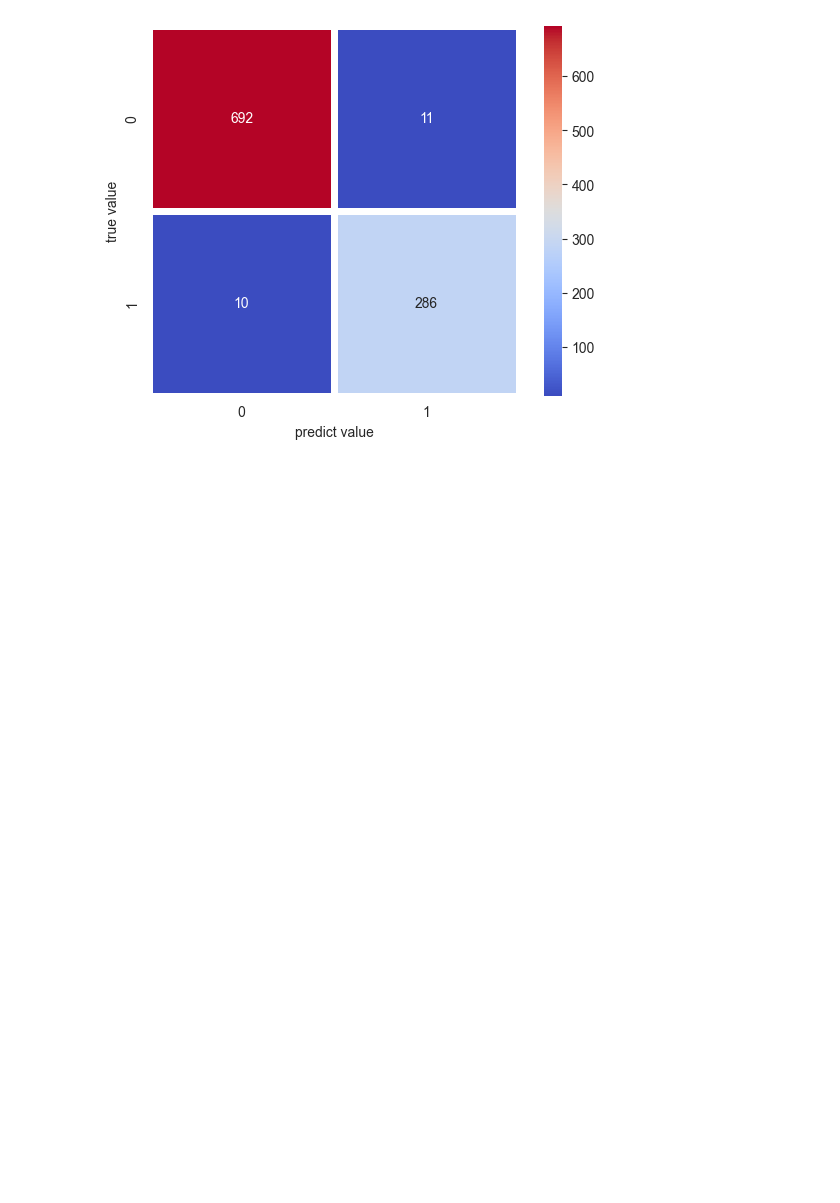
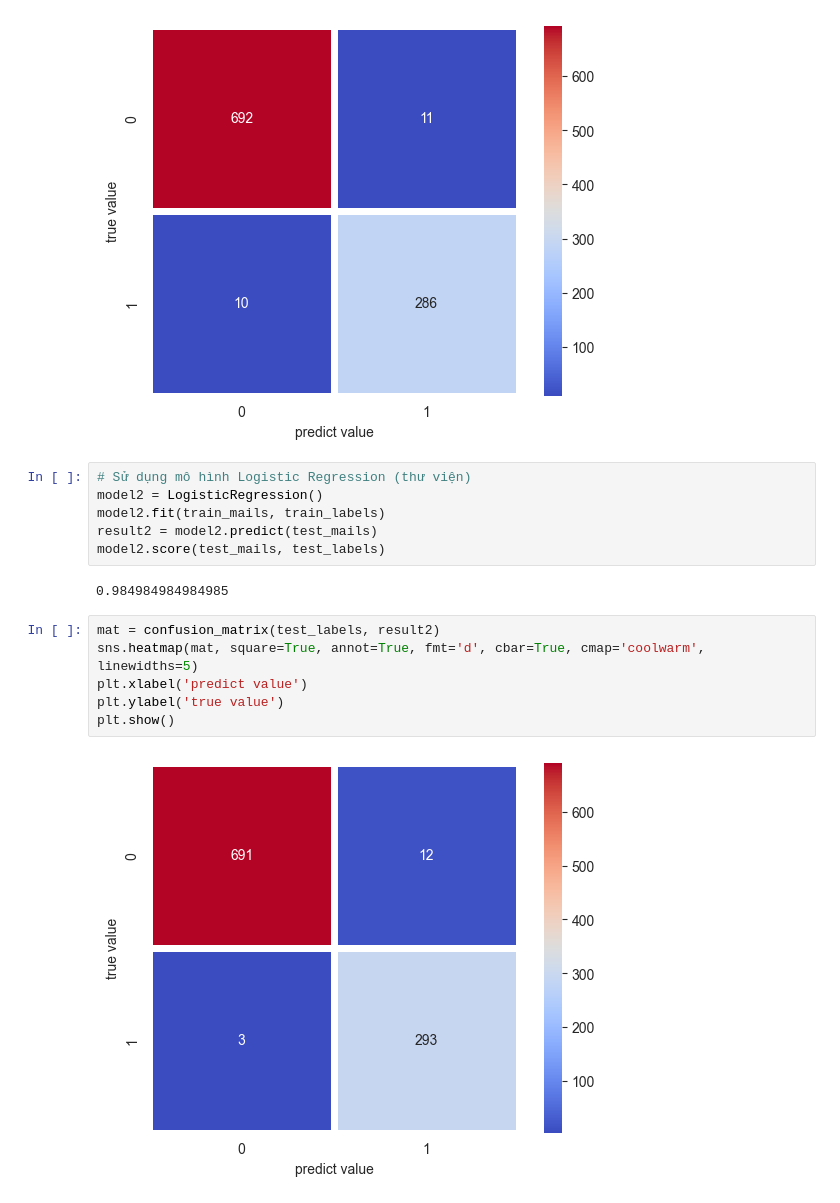
Before and after one commit to nguyenbatuan02/SpamEmail-ML, a Jupyter notebook: Naive Bayes Spam Email.ipynb, the cells around one changed output. Cells and saved outputs as stored; diff of their text form; blank space fills up the shorter version.

Commit message:
add các mô hình học máy

```diff
--- a/Naive Bayes Spam Email.ipynb
+++ b/Naive Bayes Spam Email.ipynb
@@ -269,3 +270,19 @@ plt.ylabel('true value')
 plt.show()
 # %% [output]
 [figure]
+# %%
+# Sử dụng mô hình Logistic Regression (thư viện)
+model2 = LogisticRegression()
+model2.fit(train_mails, train_labels)
+result2 = model2.predict(test_mails)
+model2.score(test_mails, test_labels)
+# %% [output]
+0.984984984984985
+# %%
+mat = confusion_matrix(test_labels, result2)
+sns.heatmap(mat, square=True, annot=True, fmt='d', cbar=True, cmap='coolwarm', linewidths=5)
+plt.xlabel('predict value')
+plt.ylabel('true value')
+plt.show()
+# %% [output]
+[figure, added]
```
Also changed, not shown: parts of 11 cells of this notebook.
